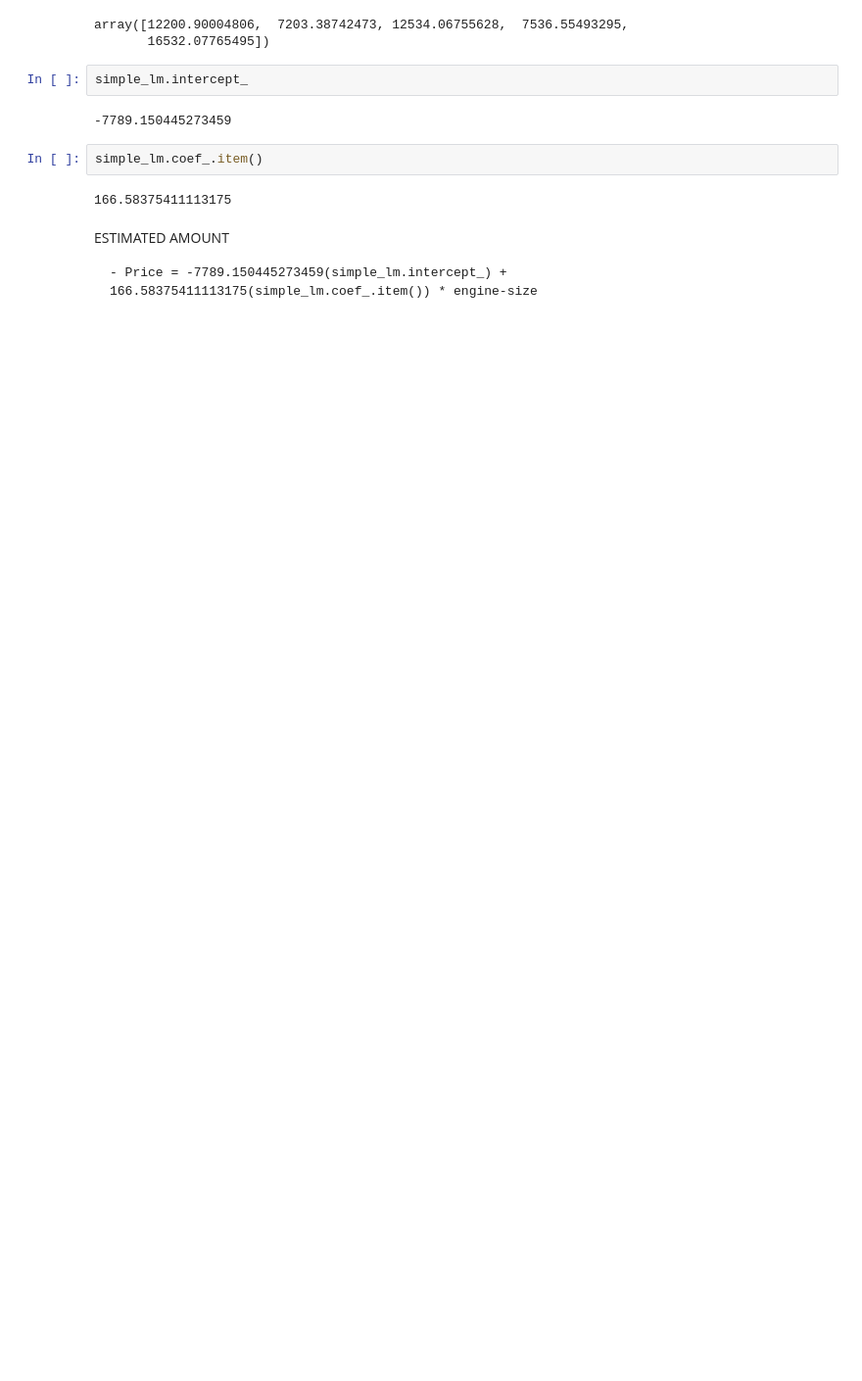
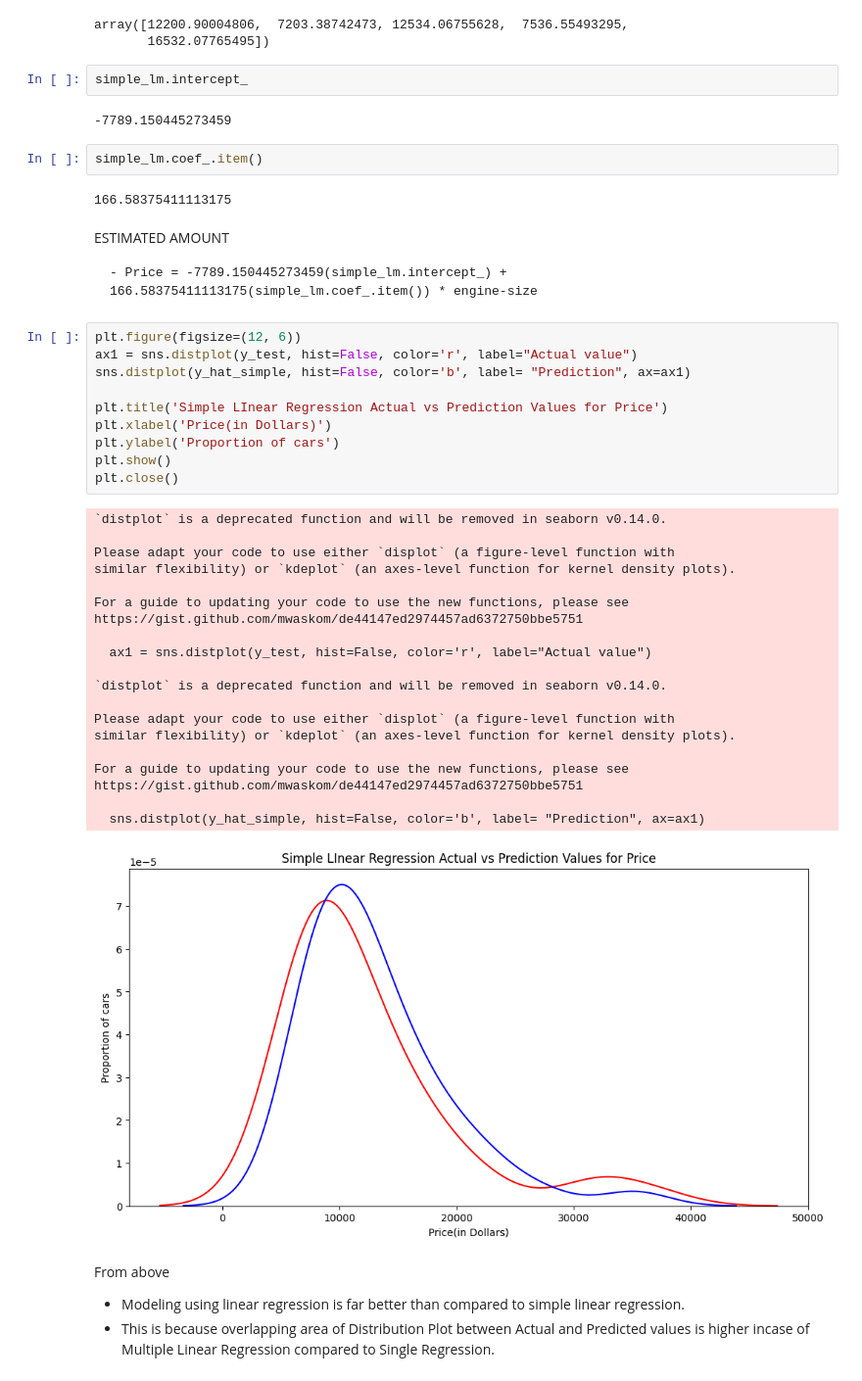
Before and after one commit to IamnotRajesh/DS-ML, a Jupyter notebook: Week6/Data_Science/Day6/regression.ipynb, the cells around one changed output. Shown: that part at 98% size. Saved outputs shown, nothing was run; the diff lists cells and outputs as text; blank space fills up the shorter version.

```diff
--- a/Week6/Data_Science/Day6/regression.ipynb
+++ b/Week6/Data_Science/Day6/regression.ipynb
@@ -180,3 +180,38 @@ simple_lm.coef_.item()
 ESTIMATED AMOUNT
 
     - Price = -7789.150445273459(simple_lm.intercept_) + 166.58375411113175(simple_lm.coef_.item()) * engine-size
+# %%
+plt.figure(figsize=(12, 6))
+ax1 = sns.distplot(y_test, hist=False, color='r', label="Actual value")
+sns.distplot(y_hat_simple, hist=False, color='b', label= "Prediction", ax=ax1)
+
+plt.title('Simple LInear Regression Actual vs Prediction Values for Price')
+plt.xlabel('Price(in Dollars)')
+plt.ylabel('Proportion of cars')
+plt.show()
+plt.close()
+# %% [output]
+`distplot` is a deprecated function and will be removed in seaborn v0.14.0.
+
+Please adapt your code to use either `displot` (a figure-level function with
+similar flexibility) or `kdeplot` (an axes-level function for kernel density plots).
+
+For a guide to updating your code to use the new functions, please see
+https://gist.github.com/mwaskom/de44147ed2974457ad6372750bbe5751
+
+  ax1 = sns.distplot(y_test, hist=False, color='r', label="Actual value")
+
+`distplot` is a deprecated function and will be removed in seaborn v0.14.0.
+
+Please adapt your code to use either `displot` (a figure-level function with
+similar flexibility) or `kdeplot` (an axes-level function for kernel density plots).
+
+For a guide to updating your code to use the new functions, please see
+https://gist.github.com/mwaskom/de44147ed2974457ad6372750bbe5751
+
+  sns.distplot(y_hat_simple, hist=False, color='b', label= "Prediction", ax=ax1)
+[figure, added]
+# %% [markdown]
+From above
+- Modeling using linear regression is far better than compared to simple linear regression.
+- This is because overlapping area of Distribution Plot between Actual and Predicted values is higher incase of Multiple Linear Regression compared to Single Regression.
```
Also changed, not shown: 4 other files.
